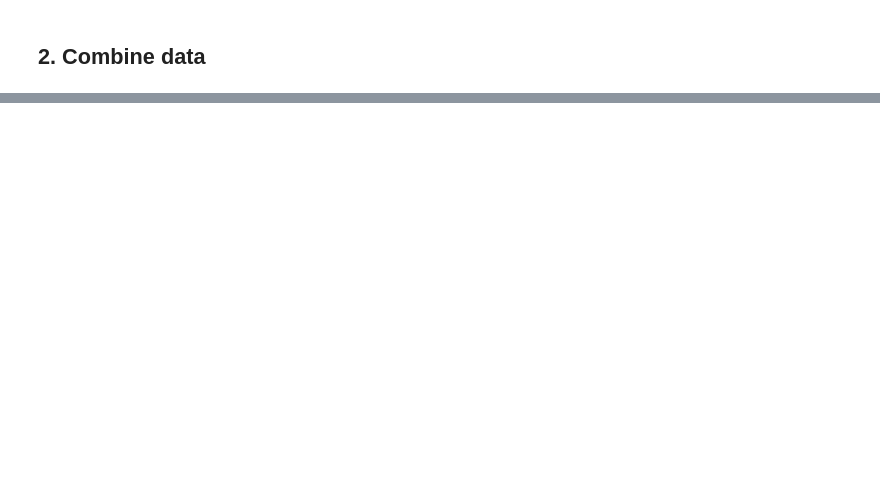
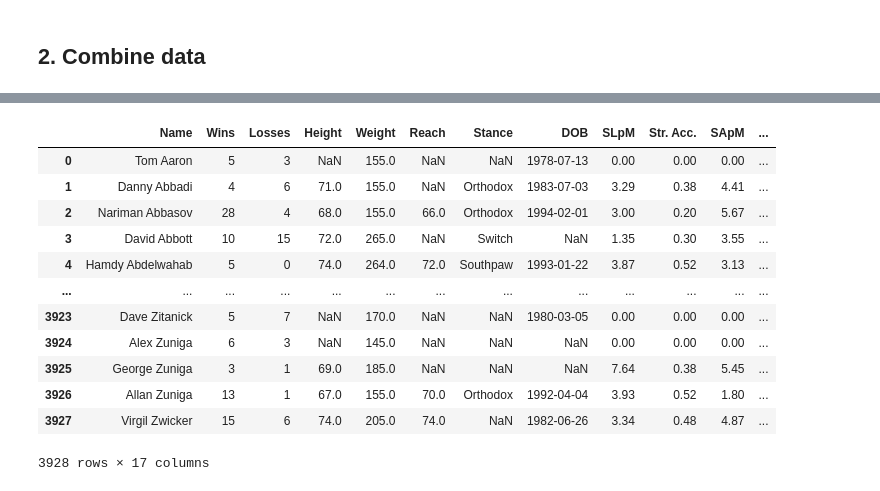
Before and after one commit to ehan03/UFC-Predict, a Jupyter notebook: preprocessing.ipynb, the cells around one changed output, grey strips where cells are left out. Saved outputs shown, nothing was run; the diff lists cells and outputs as text; code cells hidden in the pictures; blank space fills up the shorter version.

Commit message:
idk what to name this

```diff
--- a/preprocessing.ipynb
+++ b/preprocessing.ipynb
@@ -1300,0 +1304,17 @@ df
+# %%
+fighters = pd.read_csv("data/fighters.csv")
+fighters
+# %% [output]
+|  | Name | Wins | Losses | Height | Weight | Reach | Stance | DOB | SLpM | Str. Acc. | SApM | ... |
+| 0 | Tom Aaron | 5 | 3 | NaN | 155.0 | NaN | NaN | 1978-07-13 | 0.00 | 0.00 | 0.00 | ... |
+| 1 | Danny Abbadi | 4 | 6 | 71.0 | 155.0 | NaN | Orthodox | 1983-07-03 | 3.29 | 0.38 | 4.41 | ... |
+| 2 | Nariman Abbasov | 28 | 4 | 68.0 | 155.0 | 66.0 | Orthodox | 1994-02-01 | 3.00 | 0.20 | 5.67 | ... |
+| 3 | David Abbott | 10 | 15 | 72.0 | 265.0 | NaN | Switch | NaN | 1.35 | 0.30 | 3.55 | ... |
+| 4 | Hamdy Abdelwahab | 5 | 0 | 74.0 | 264.0 | 72.0 | Southpaw | 1993-01-22 | 3.87 | 0.52 | 3.13 | ... |
+| ... | ... | ... | ... | ... | ... | ... | ... | ... | ... | ... | ... | ... |
+| 3923 | Dave Zitanick | 5 | 7 | NaN | 170.0 | NaN | NaN | 1980-03-05 | 0.00 | 0.00 | 0.00 | ... |
+| 3924 | Alex Zuniga | 6 | 3 | NaN | 145.0 | NaN | NaN | NaN | 0.00 | 0.00 | 0.00 | ... |
+| 3925 | George Zuniga | 3 | 1 | 69.0 | 185.0 | NaN | NaN | NaN | 7.64 | 0.38 | 5.45 | ... |
+| 3926 | Allan Zuniga | 13 | 1 | 67.0 | 155.0 | 70.0 | Orthodox | 1992-04-04 | 3.93 | 0.52 | 1.80 | ... |
+| 3927 | Virgil Zwicker | 15 | 6 | 74.0 | 205.0 | 74.0 | NaN | 1982-06-26 | 3.34 | 0.48 | 4.87 | ... |
+3928 rows × 17 columns
```
Also changed, not shown: parts of 13 cells of this notebook, 1 other file.
